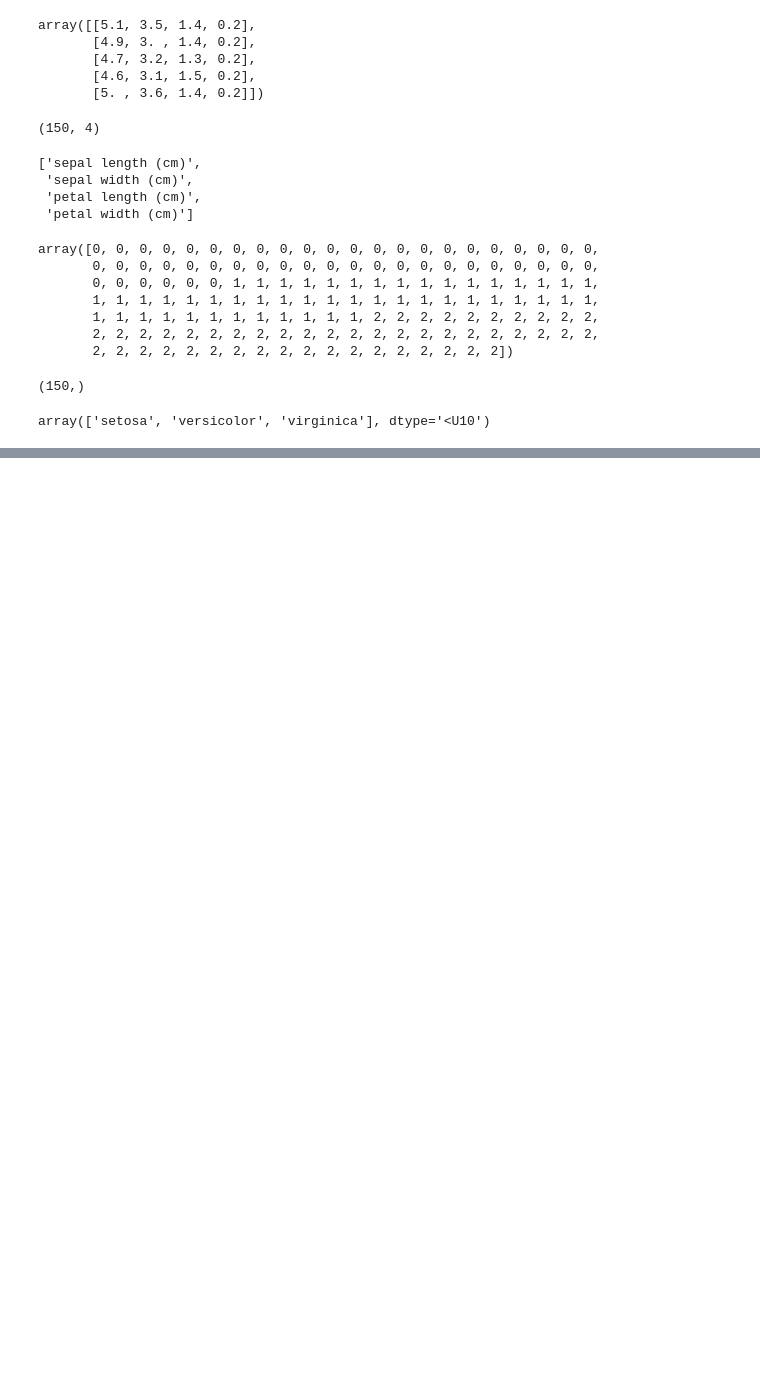
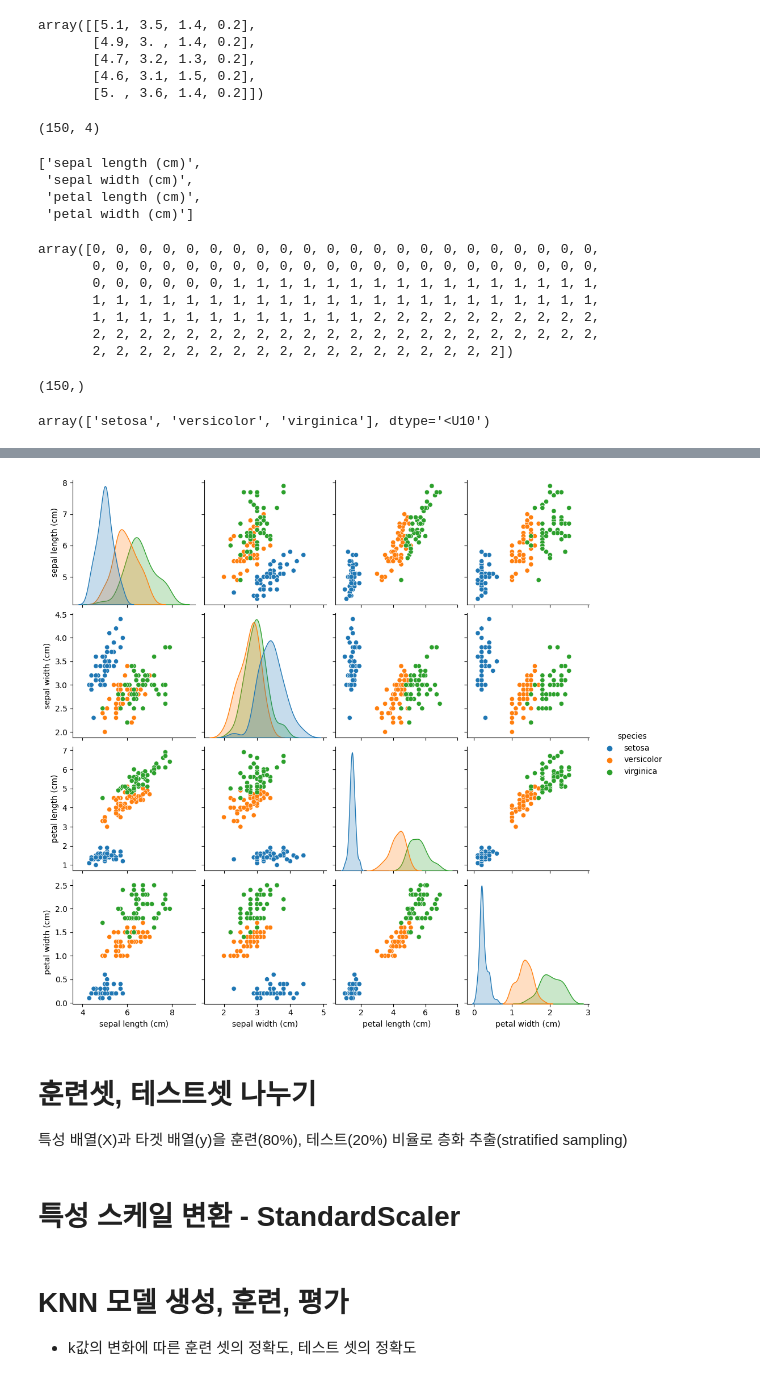
Before and after one commit to kiminhonawa/python, a Jupyter notebook: ml03_iris.ipynb, the cells around one changed output, grey strips where cells are left out. Cells and saved outputs as stored; diff of their text form; code cells hidden in the pictures; blank space fills up the shorter version.

```diff
--- a/ml03_iris.ipynb
+++ b/ml03_iris.ipynb
@@ -89,0 +92,2 @@ array(['setosa', 'versicolor', 'virginica'], dtype='<U10')
+# %%
+df, target = datasets.load_iris(return_X_y=True, as_frame=True)
@@ -89,0 +120,3 @@ array(['setosa', 'versicolor', 'virginica'], dtype='<U10')
+# %%
+# DataFrame에 컬럼(변수) 추가 - 붓꽃의 품종을 컬럼으로 추가
+df['species'] = target
@@ -89,0 +141,3 @@ array(['setosa', 'versicolor', 'virginica'], dtype='<U10')
+# %%
+for n in range(3):
+    df.loc[df.species == n, 'species'] = iris.target_names[n]
@@ -89,0 +190,16 @@ array(['setosa', 'versicolor', 'virginica'], dtype='<U10')
+# %%
+# 상관 관계 시각화 - pairplot
+sns.pairplot(data=df, hue='species')
+plt.show()
+# %% [output]
+[figure, added]
+# %% [markdown]
+# 훈련셋, 테스트셋 나누기
+
+특성 배열(X)과 타겟 배열(y)을 훈련(80%), 테스트(20%) 비율로 층화 추출(stratified sampling)
+# %% [markdown]
+# 특성 스케일 변환 - StandardScaler
+# %% [markdown]
+# KNN 모델 생성, 훈련, 평가
+
+*  k값의 변화에 따른 훈련 셋의 정확도, 테스트 셋의 정확도
```
Also changed, not shown: parts of 12 cells of this notebook.
